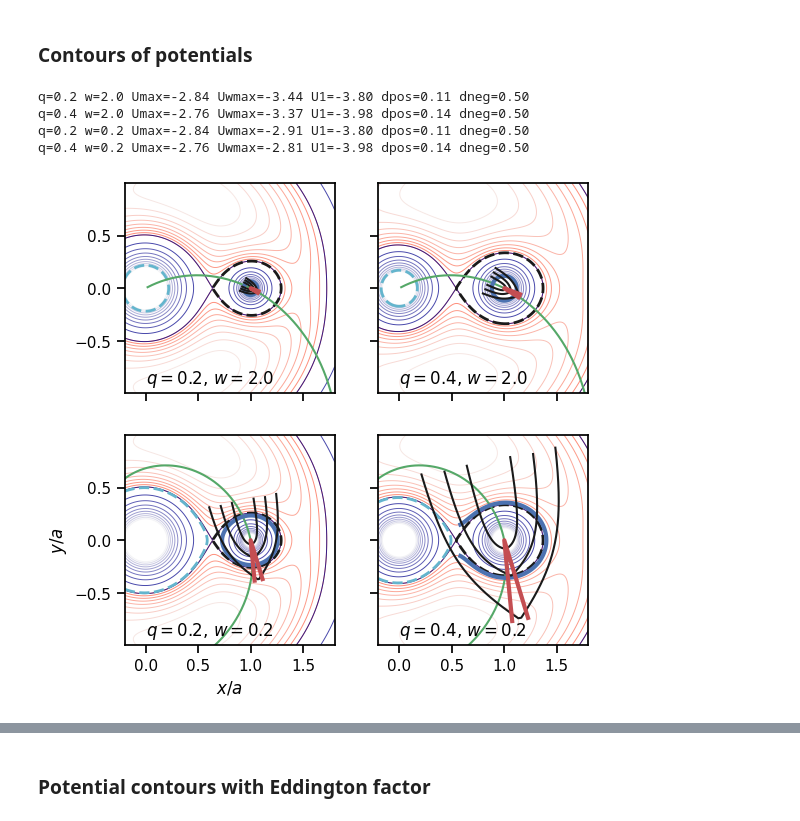
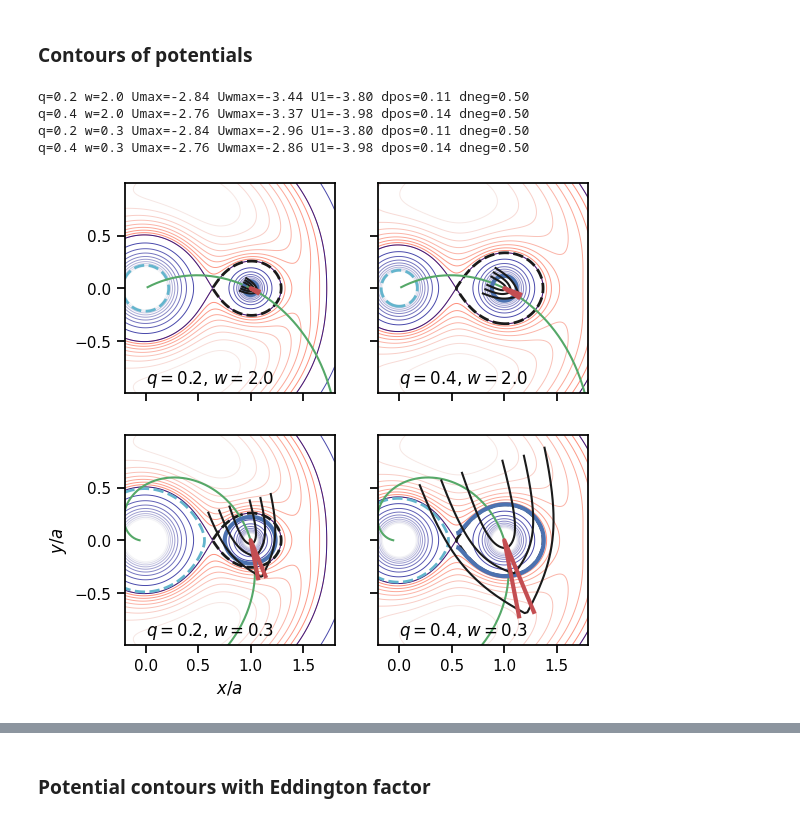
Before and after one commit to will-henney/emilio-accretion, a Jupyter notebook: notebooks/bhl-roche.ipynb, the cells around one changed output, grey strips where cells are left out. Drawn from its saved outputs; the diff is of its cells as text; code cells hidden in the pictures.

```diff
--- a/notebooks/bhl-roche.ipynb
+++ b/notebooks/bhl-roche.ipynb
@@ -788,7 +788,7 @@ X, Y = np.meshgrid(x, y)
 
 fig, axes = plt.subplots(2, 2, figsize=(6, 6), sharex=True, sharey=True)
 qs = 0.2, 0.4, 0.2, 0.4
-ws = 2.0, 2.0, 0.2, 0.2
+ws = 2.0, 2.0, 0.3, 0.3
 for q, w, ax in zip(qs, ws, axes.flat):
     U = Us(x=X, q=q, y=Y, z=0)
     Umax = np.max(U)
@@ -841,36 +841,36 @@ for q, w, ax in zip(qs, ws, axes.flat):
     ax.contour(X, Y, UU, levels=[Uwe], colors="b", linewidths=3, linestyles="solid")
     print(f"{q=} {w=} {Umax=:.2f} {Uwmax=:.2f} {U1=:.2f} {dpos=:.2f} {dneg=:.2f}")
     r0 = r_bhl(q, w)
     cth = w / np.sqrt(1 + w**2)
     sth = 1 / np.sqrt(1 + w**2)
     angle = 1.5 * np.arctan(r0 * cth)
     dr = r0 * sth
     rscales = 1 - dr, 1 + dr
     angleshifts = angle, -angle
     xw, yw, rw = xy_wind_trajectory(np.pi, w=w, theta_0=-0.03)
     # for rscale, angleshift in zip(rscales, angleshifts):
     #     xx, yy = rotate(xw, yw, angleshift)
     #     ax.plot(rscale * xx, rscale * yy, color="g")
 
     ax.text(0.0, -0.9, fr"$q = {q}$, $w = {w}$")
     ax.set_aspect("equal")
 
 axes[-1, 0].set(
     xlabel="$x / a$",
     ylabel=r"$y / a$",
     xlim=[x[0], x[-1]],
     ylim=[y[0], y[-1]],
     xticks=[0, 0.5, 1, 1.5],
     yticks=[-0.5, 0, 0.5],
 )
 fig.savefig("roche-potential-trajectories.pdf", bbox_inches="tight")
 ...;
 # %% [output]
 q=0.2 w=2.0 Umax=-2.84 Uwmax=-3.44 U1=-3.80 dpos=0.11 dneg=0.50
 q=0.4 w=2.0 Umax=-2.76 Uwmax=-3.37 U1=-3.98 dpos=0.14 dneg=0.50
-q=0.2 w=0.2 Umax=-2.84 Uwmax=-2.91 U1=-3.80 dpos=0.11 dneg=0.50
-q=0.4 w=0.2 Umax=-2.76 Uwmax=-2.81 U1=-3.98 dpos=0.14 dneg=0.50
+q=0.2 w=0.3 Umax=-2.84 Uwmax=-2.96 U1=-3.80 dpos=0.11 dneg=0.50
+q=0.4 w=0.3 Umax=-2.76 Uwmax=-2.86 U1=-3.98 dpos=0.14 dneg=0.50
-[figure, old version]
+[figure, new version]
 # %%
 sns.dark_palette("red", n_colors=6)
 # %% [output]
```
Also changed, not shown: parts of 1 cell of this notebook, 7 other files.
